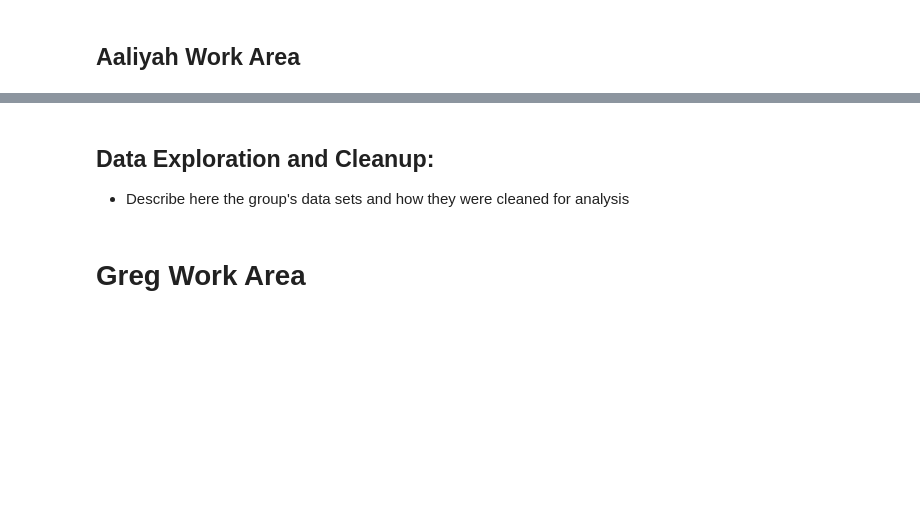
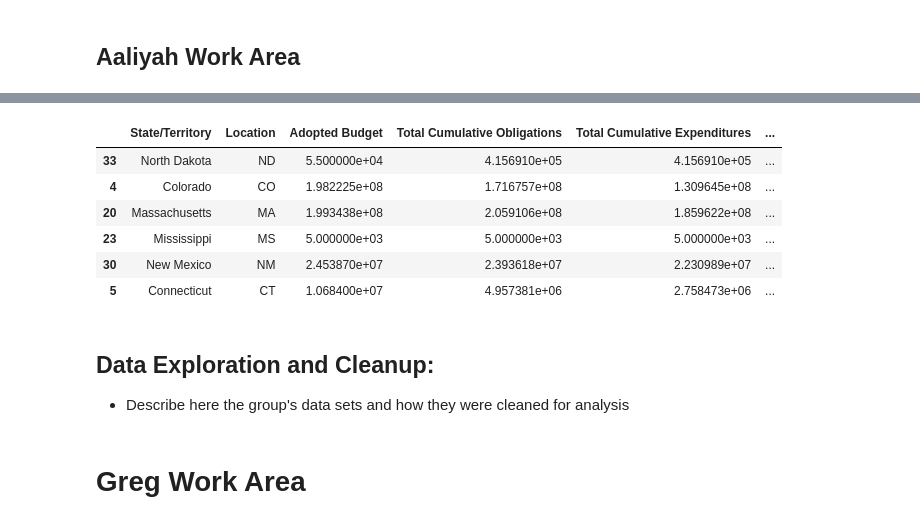
Before and after one commit to Evdawg/Project_1_Covid_Data, a Jupyter notebook: Project_1_covid.ipynb, the cells around one changed output, grey strips where cells are left out. Drawn from its saved outputs; the diff is of its cells as text; code cells hidden in the pictures; blank space fills up the shorter version.

```diff
--- a/Project_1_covid.ipynb
+++ b/Project_1_covid.ipynb
@@ -321,12 +459,21 @@ EARN_states.head(3)
 # %%
-# Add column to shows [Total Cumulative Expenditures]/[total state plus total local federal grant]
-# sortby this new percent column.
+### Add column to show percent of fed money spent per State:
+### [Total Cumulative Expenditures]/[total state plus total local federal grant]
+### sortby this new percent column.
 
-EARN_states['Percent Spent'] = EARN_states['Total Cumulative Expenditures']/EARN_states['total state plus total local federal grant']
+EARN_states['Percent Spent on Covid Projects'] = state_spending_df['Total Cumulative Expenditures']/EARN_states['total state plus total local federal grant']
 
-EARN_states.sort_values(by=['Percent Spent'], ascending=False, inplace= True)
+EARN_states.sort_values(by=['Percent Spent on Covid Projects'], ascending=False, inplace= True)
 
-EARN_states
+EARN_states.head(6)
+# %% [output]
+|  | State/Territory | Location | Adopted Budget | Total Cumulative Obligations | Total Cumulative Expenditures | ... |
+| 33 | North Dakota | ND | 5.500000e+04 | 4.156910e+05 | 4.156910e+05 | ... |
+| 4 | Colorado | CO | 1.982225e+08 | 1.716757e+08 | 1.309645e+08 | ... |
+| 20 | Massachusetts | MA | 1.993438e+08 | 2.059106e+08 | 1.859622e+08 | ... |
+| 23 | Mississippi | MS | 5.000000e+03 | 5.000000e+03 | 5.000000e+03 | ... |
+| 30 | New Mexico | NM | 2.453870e+07 | 2.393618e+07 | 2.230989e+07 | ... |
+| 5 | Connecticut | CT | 1.068400e+07 | 4.957381e+06 | 2.758473e+06 | ... |
 # %%
 # Now do combined bar and line chart. Line shows [total state plus total local federal grant]
 # bar shows [Percent Spent]
```
Also changed, not shown: parts of 26 cells of this notebook.
